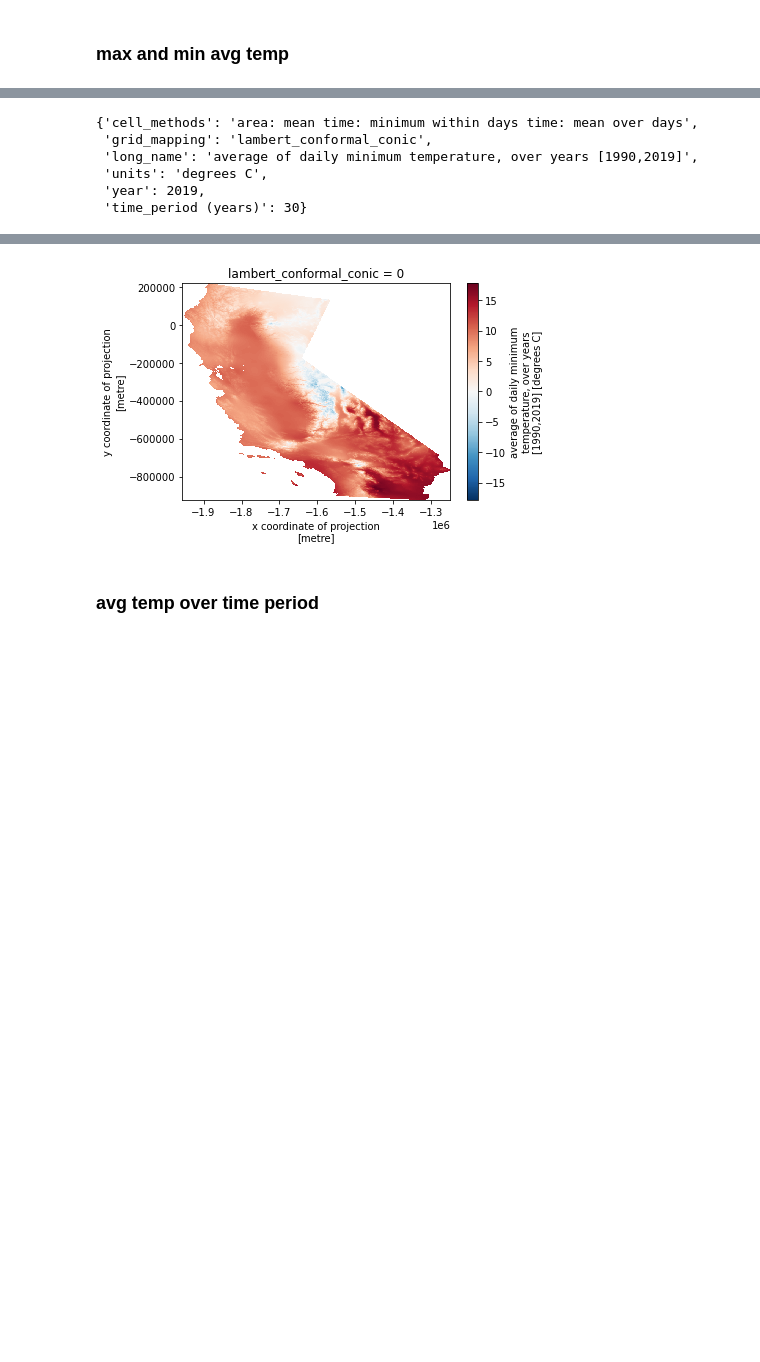
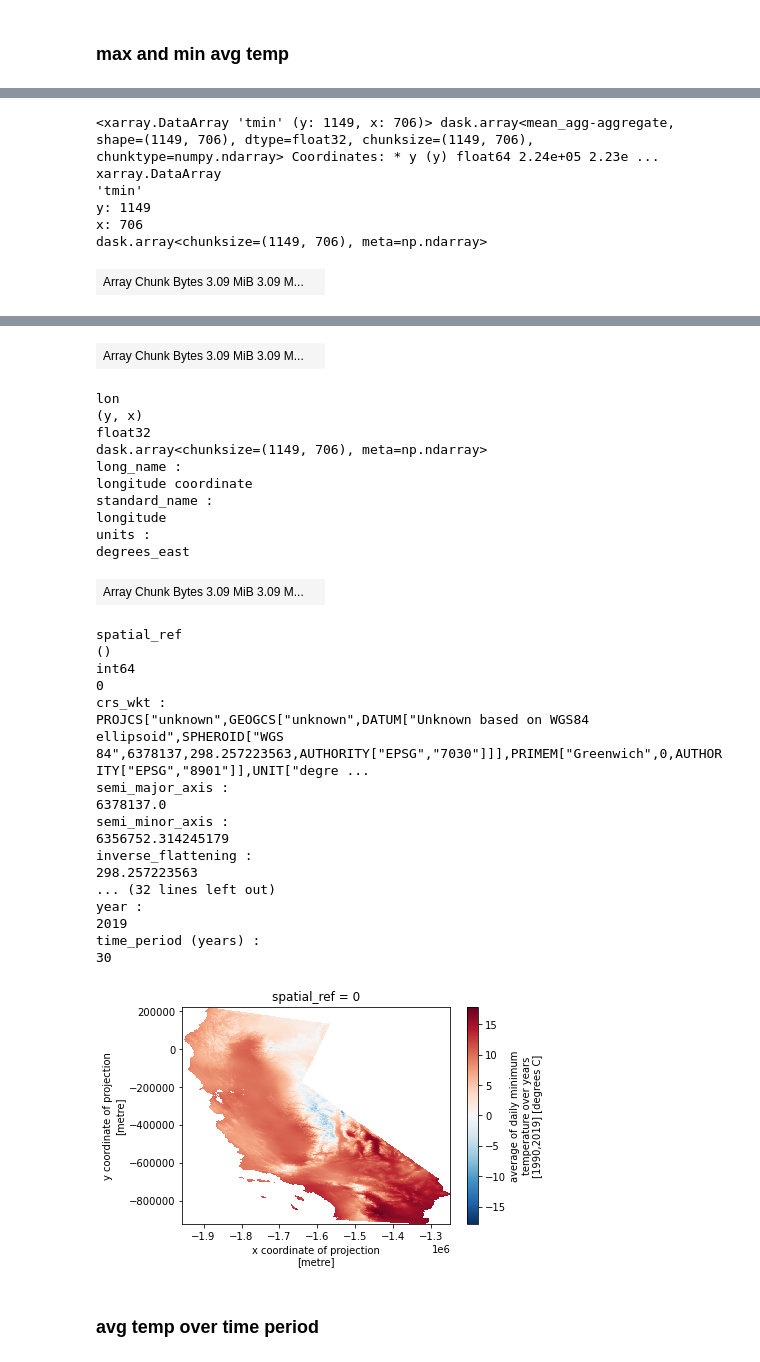
Before and after one commit to carmengg/PlanetComp_climate_layer, a Jupyter notebook: clim_avg_FUNCTIONS.ipynb, the cells around one changed output, grey strips where cells are left out. Saved outputs shown, nothing was run; the diff lists cells and outputs as text; code cells hidden in the pictures; blank space fills up the shorter version.

```diff
--- a/clim_avg_FUNCTIONS.ipynb
+++ b/clim_avg_FUNCTIONS.ipynb
@@ -23,0 +25,12 @@ import os
+# %%
+# extract crs from ds
+def extract_crs(ds):
+    lcc = ds.variables["lambert_conformal_conic"].attrs
+
+    prj_kwargs = dict(
+        central_latitude=lcc["latitude_of_projection_origin"],
+        central_longitude=lcc["longitude_of_central_meridian"],
+        standard_parallels=(lcc["standard_parallel"]),
+    )
+    # https://scitools.org.uk/cartopy/docs/v0.15/crs/projections.html
+    return ccrs.LambertConformal(**prj_kwargs)
@@ -33,3 +158,5 @@ asset = collection.assets["zarr-https"]
 # open as xarray dataset
 store = fsspec.get_mapper(asset.href)
 ds = xr.open_zarr(store, **asset.extra_fields["xarray:open_kwargs"])
+crs = extract_crs(ds)
+ds
@@ -36,14 +181,3 @@ ds = xr.open_zarr(store, **asset.extra_fields["xarray:open_kwargs"])
-# %%
-# extract crs from ds
-lcc = ds.variables["lambert_conformal_conic"].attrs
-
-prj_kwargs = dict(
-    central_latitude=lcc["latitude_of_projection_origin"],
-    central_longitude=lcc["longitude_of_central_meridian"],
-    standard_parallels=(lcc["standard_parallel"]),
-)
-# https://scitools.org.uk/cartopy/docs/v0.15/crs/projections.html
-crs = ccrs.LambertConformal(**prj_kwargs)
 # %%
 # import CA shapefile
 ca_shape_path = "/home/jovyan/Sedgwick_Reserve/CA_geometry/CA_State_TIGER2016.shp"
@@ -177,11 +256,12 @@ ca_max.attrs
 # %%
-ca_min = ca_tmaxmin_avg('tmin',end_yr)
+ca_min = ca_tmaxmin_avg('tmin',ds,end_yr,ca_lambert)
 ca_min.plot()
-ca_min.attrs
+ca_min
 # %% [output]
-{'cell_methods': 'area: mean time: minimum within days time: mean over days',
- 'grid_mapping': 'lambert_conformal_conic',
- 'long_name': 'average of daily minimum temperature, over years [1990,2019]',
- 'units': 'degrees C',
- 'year': 2019,
- 'time_period (years)': 30}
+<xarray.DataArray 'tmin' (y: 1149, x: 706)> dask.array<mean_agg-aggregate, shape=(1149, 706), dtype=float32, chunksize=(1149, 706), chunktype=numpy.ndarray> Coordinates: * y (y) float64 2.24e+05 2.23e ...
+xarray.DataArray
+'tmin'
+y: 1149
+x: 706
+dask.array<chunksize=(1149, 706), meta=np.ndarray>
+| Array Chunk Bytes 3.09 MiB 3.09 M... |  |
@@ -188,4 +285,33 @@ ca_min.attrs
+| Array Chunk Bytes 3.09 MiB 3.09 M... |  |
+lon
+(y, x)
+float32
+dask.array<chunksize=(1149, 706), meta=np.ndarray>
+long_name :
+longitude coordinate
+standard_name :
+longitude
+units :
+degrees_east
+| Array Chunk Bytes 3.09 MiB 3.09 M... |  |
+spatial_ref
+()
+int64
+0
+crs_wkt :
+PROJCS["unknown",GEOGCS["unknown",DATUM["Unknown based on WGS84 ellipsoid",SPHEROID["WGS 84",6378137,298.257223563,AUTHORITY["EPSG","7030"]]],PRIMEM["Greenwich",0,AUTHORITY["EPSG","8901"]],UNIT["degre ...
+semi_major_axis :
+6378137.0
+semi_minor_axis :
+6356752.314245179
+inverse_flattening :
+298.257223563
+... (32 lines left out)
+year :
+2019
+time_period (years) :
+30
-[figure, old version]
+[figure, new version]
 # %% [markdown]
 ### avg temp over time period
 # %%
```
Also changed, not shown: parts of 17 cells of this notebook, 1 other file.
